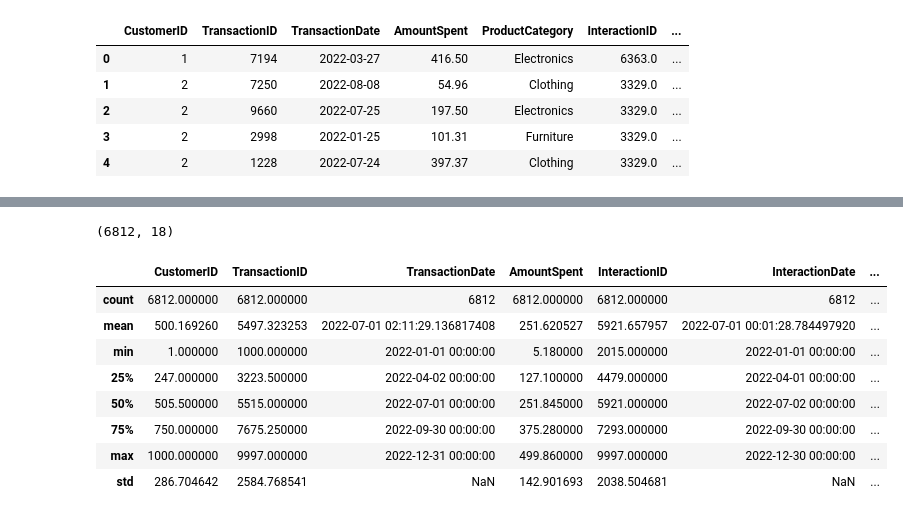
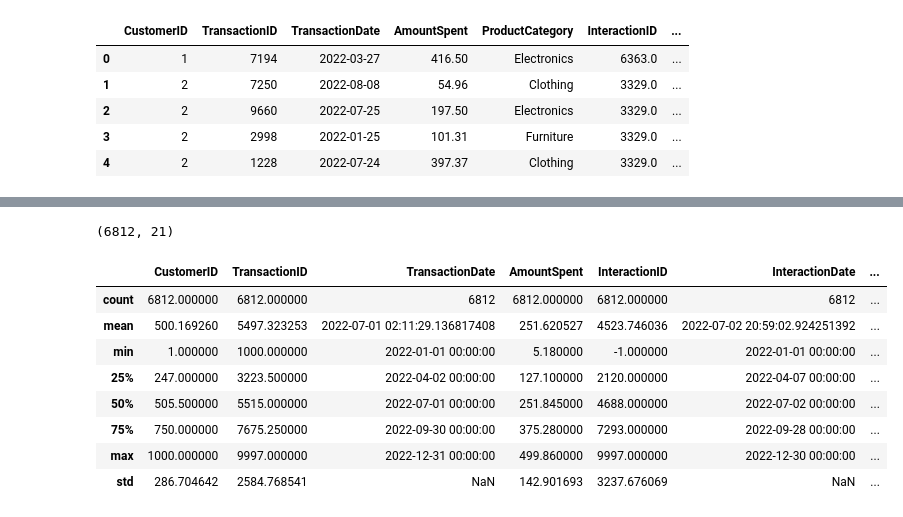
Before and after one commit to VIVPM/customer-churn-prediction, a Jupyter notebook: Customer_Churn_Prediction.ipynb, the cells around one changed output, grey strips where cells are left out. Cells and saved outputs as stored; diff of their text form; code cells hidden in the pictures.

```diff
--- a/Customer_Churn_Prediction.ipynb
+++ b/Customer_Churn_Prediction.ipynb
@@ -329,15 +317,12 @@ sns.heatmap(correlation_matrix,annot=True,cmap='coolwarm',fmt='.2f')
 # %% [markdown]
 Z Score Normalization
 # %%
-merged_df['zscoreCustomerID'] = (merged_df['CustomerID'] - merged_df['CustomerID'].mean())/merged_df['CustomerID'].std()
-merged_df['zscoreTransactionID'] = (merged_df['TransactionID'] - merged_df['TransactionID'].mean())/merged_df['TransactionID'].std()
+# Only calculate z-scores for actual statistical distributions, not IDs!
 merged_df['zscoreAmountSpent'] = (merged_df['AmountSpent'] - merged_df['AmountSpent'].mean())/merged_df['AmountSpent'].std()
-merged_df['zscoreInteractionID'] = (merged_df['InteractionID'] - merged_df['InteractionID'].mean())/merged_df['InteractionID'].std()
 merged_df['zscoreLoginFrequency'] = (merged_df['LoginFrequency'] - merged_df['LoginFrequency'].mean())/merged_df['LoginFrequency'].std()
 merged_df['zscoreDaysSinceLastTransaction'] = (merged_df['DaysSinceLastTransaction'] - merged_df['DaysSinceLastTransaction'].mean())/merged_df['DaysSinceLastTransaction'].std()
 merged_df['zscoreDaysSinceLastInteraction'] = (merged_df['DaysSinceLastInteraction'] - merged_df['DaysSinceLastInteraction'].mean())/merged_df['DaysSinceLastInteraction'].std()
 merged_df['zscoreDaysSinceLastLogin'] = (merged_df['DaysSinceLastLogin'] - merged_df['DaysSinceLastLogin'].mean())/merged_df['DaysSinceLastLogin'].std()
-merged_df['zscoreTransactionMonth'] = (merged_df['TransactionMonth'] - merged_df['TransactionMonth'].mean())/merged_df['TransactionMonth'].std()
 # %%
 merged_df.head()
 # %% [output]
@@ -364,3 +336,10 @@ new_merged_df.shape
+# %%
+# Only filter outliers based on the statistical columns computed above
+new_merged_df = merged_df[((merged_df['zscoreAmountSpent'] < 3) & (merged_df['zscoreAmountSpent'] > -3))]
+new_merged_df = new_merged_df[((new_merged_df['zscoreLoginFrequency'] < 3) & (new_merged_df['zscoreLoginFrequency'] > -3))]
+new_merged_df = new_merged_df[((new_merged_df['zscoreDaysSinceLastTransaction'] < 3) & (new_merged_df['zscoreDaysSinceLastTransaction'] > -3))]
+new_merged_df = new_merged_df[((new_merged_df['zscoreDaysSinceLastInteraction'] < 3) & (new_merged_df['zscoreDaysSinceLastInteraction'] > -3))]
+new_merged_df = new_merged_df[((new_merged_df['zscoreDaysSinceLastLogin'] < 3) & (new_merged_df['zscoreDaysSinceLastLogin'] > -3))]
 # %% [markdown]
 1. Histogram: AmountSpent
 # %%
@@ -463,7 +442,7 @@ plt.show()
 # %% [output]
 [figure]
 # %%
-new_merged_df = new_merged_df.drop(['zscoreCustomerID','zscoreTransactionID','zscoreAmountSpent','zscoreInteractionID','zscoreLoginFrequency','zscoreDaysSinceLastTransaction','zscoreDaysSinceLastInteraction','zscoreDaysSinceLastLogin','zscoreTransactionMonth'],axis=1)
+new_merged_df = new_merged_df.drop(['zscoreAmountSpent','zscoreLoginFrequency','zscoreDaysSinceLastTransaction','zscoreDaysSinceLastInteraction','zscoreDaysSinceLastLogin'],axis=1)
 new_merged_df.head()
 # %% [output]
 |  | CustomerID | TransactionID | TransactionDate | AmountSpent | ProductCategory | InteractionID | ... |
@@ -523,3 +500,4 @@ corr_features
  'TransactionMonth'}
 # %%
-X = X.drop(['DaysSinceLastInteraction','DaysSinceLastLogin','DaysSinceLastTransaction','TransactionMonth'],axis=1)
+new_merged_df = new_merged_df.drop(['DaysSinceLastInteraction','DaysSinceLastLogin','DaysSinceLastTransaction','TransactionMonth'],axis=1)
+new_merged_df.head()
@@ -535,16 +512,16 @@ X.head()
 # %%
-X.shape
+new_merged_df.shape
 # %% [output]
-(6812, 18)
+(6812, 21)
 # %%
-X.describe()
+new_merged_df.describe()
 # %% [output]
 |  | CustomerID | TransactionID | TransactionDate | AmountSpent | InteractionID | InteractionDate | ... |
 | count | 6812.000000 | 6812.000000 | 6812 | 6812.000000 | 6812.000000 | 6812 | ... |
-| mean | 500.169260 | 5497.323253 | 2022-07-01 02:11:29.136817408 | 251.620527 | 5921.657957 | 2022-07-01 00:01:28.784497920 | ... |
-| min | 1.000000 | 1000.000000 | 2022-01-01 00:00:00 | 5.180000 | 2015.000000 | 2022-01-01 00:00:00 | ... |
-| 25% | 247.000000 | 3223.500000 | 2022-04-02 00:00:00 | 127.100000 | 4479.000000 | 2022-04-01 00:00:00 | ... |
-| 50% | 505.500000 | 5515.000000 | 2022-07-01 00:00:00 | 251.845000 | 5921.000000 | 2022-07-02 00:00:00 | ... |
-| 75% | 750.000000 | 7675.250000 | 2022-09-30 00:00:00 | 375.280000 | 7293.000000 | 2022-09-30 00:00:00 | ... |
+| mean | 500.169260 | 5497.323253 | 2022-07-01 02:11:29.136817408 | 251.620527 | 4523.746036 | 2022-07-02 20:59:02.924251392 | ... |
+| min | 1.000000 | 1000.000000 | 2022-01-01 00:00:00 | 5.180000 | -1.000000 | 2022-01-01 00:00:00 | ... |
+| 25% | 247.000000 | 3223.500000 | 2022-04-02 00:00:00 | 127.100000 | 2120.000000 | 2022-04-07 00:00:00 | ... |
+| 50% | 505.500000 | 5515.000000 | 2022-07-01 00:00:00 | 251.845000 | 4688.000000 | 2022-07-02 00:00:00 | ... |
+| 75% | 750.000000 | 7675.250000 | 2022-09-30 00:00:00 | 375.280000 | 7293.000000 | 2022-09-28 00:00:00 | ... |
 | max | 1000.000000 | 9997.000000 | 2022-12-31 00:00:00 | 499.860000 | 9997.000000 | 2022-12-30 00:00:00 | ... |
-| std | 286.704642 | 2584.768541 | NaN | 142.901693 | 2038.504681 | NaN | ... |
+| std | 286.704642 | 2584.768541 | NaN | 142.901693 | 3237.676069 | NaN | ... |
```
Also changed, not shown: parts of 33 cells of this notebook, 7 other files.
